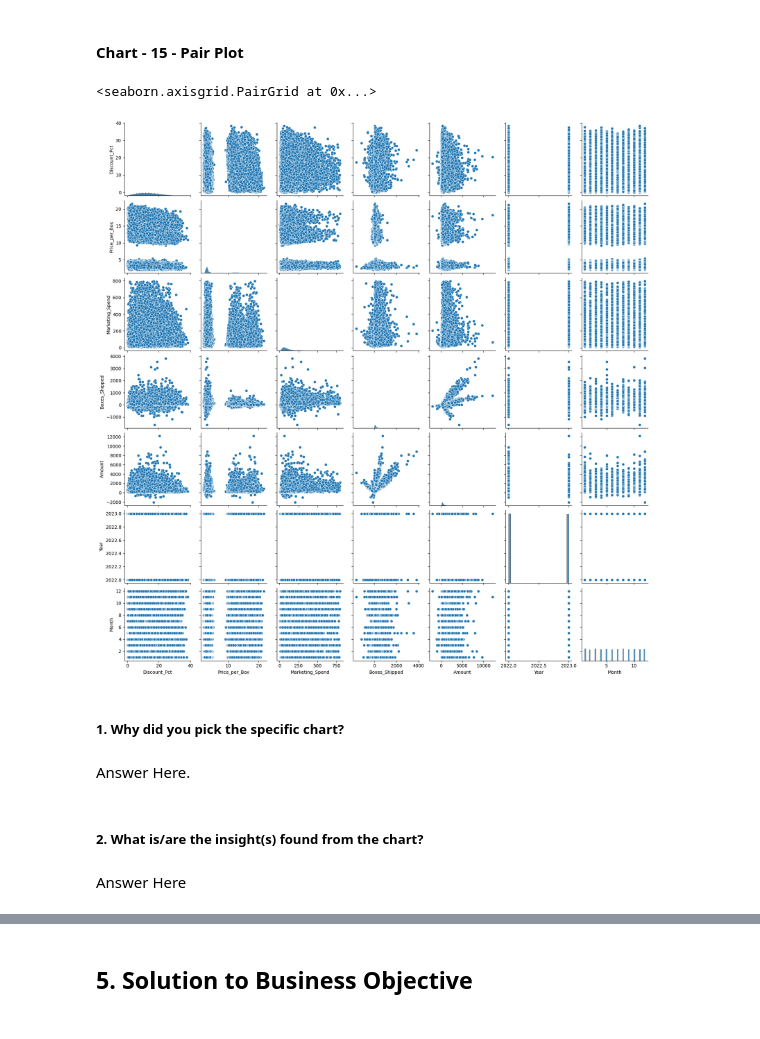
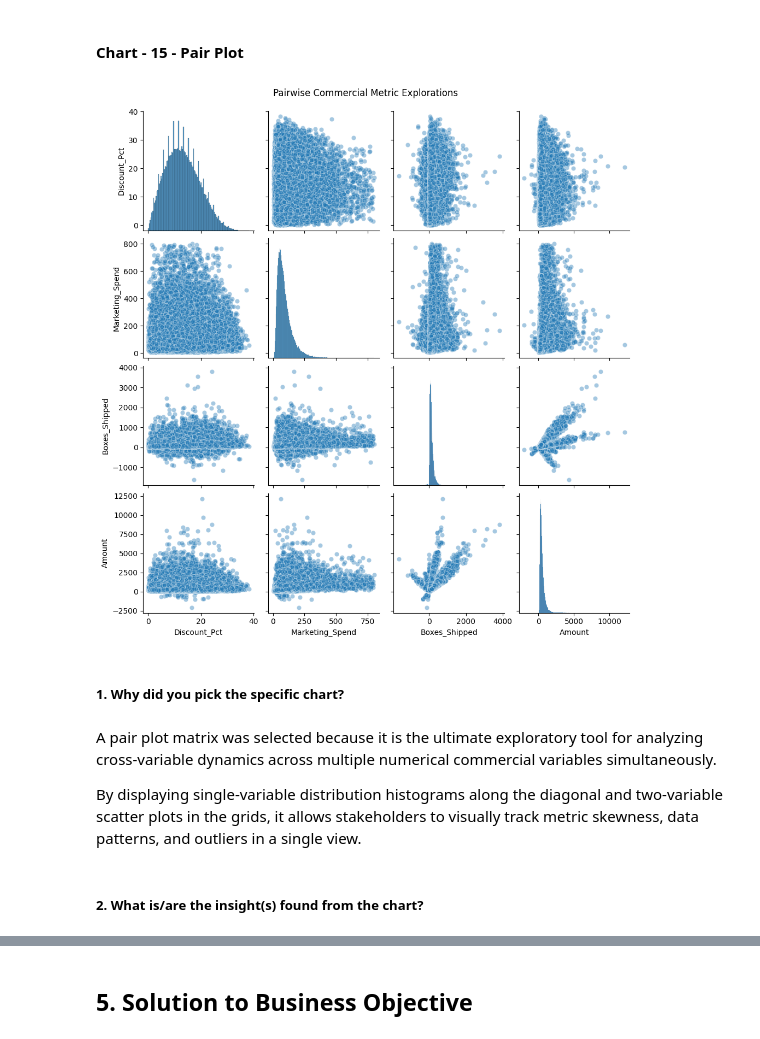
Before and after one commit to Vansh-172/EDA-CAPSTONE-PROJECT, a Jupyter notebook: Vansh_Goyal_EDA_Capstone_Project_Submission.ipynb, the cells around one changed output, grey strips where cells are left out. Drawn from its saved outputs; the diff is of its cells as text; code cells hidden in the pictures.

Commit message:
done with the graphs

```diff
--- a/Vansh_Goyal_EDA_Capstone_Project_Submission.ipynb
+++ b/Vansh_Goyal_EDA_Capstone_Project_Submission.ipynb
@@ -785,16 +785,22 @@ The Marketing and Discount Disconnect: Both Discount_Pct and Marketing_Spend sho
 Price vs. Volume Trade-off: Price_per_Box shares a very weak or slightly negative correlation with Boxes_Shipped. This signals that higher-priced premium configurations face natural volume caps compared to the high-volume core chocolate bars.
 # %% [markdown]
 #### Chart - 15 - Pair Plot
-# %%
-sns.pairplot(df)
-# %% [output]
-<seaborn.axisgrid.PairGrid at 0x...>
-[figure, removed]
+# %%
+# Pair Plot visualization code
+# Select key commercial numerical metrics
+numerical_cols = ['Discount_Pct', 'Marketing_Spend', 'Boxes_Shipped', 'Amount']
+
+sns.pairplot(df[numerical_cols], diag_kind='hist', plot_kws={'alpha': 0.4})
+
+plt.suptitle('Pairwise Commercial Metric Explorations', y=1.02)
+plt.show()
+# %% [output]
+[figure, added]
 # %% [markdown]
 ##### 1. Why did you pick the specific chart?
-# %% [markdown]
-Answer Here.
+# %% [markdown]
+A pair plot matrix was selected because it is the ultimate exploratory tool for analyzing cross-variable dynamics across multiple numerical commercial variables simultaneously.
+
+By displaying single-variable distribution histograms along the diagonal and two-variable scatter plots in the grids, it allows stakeholders to visually track metric skewness, data patterns, and outliers in a single view.
 # %% [markdown]
 ##### 2. What is/are the insight(s) found from the chart?
-# %% [markdown]
-Answer Here
```
Also changed, not shown: parts of 1 cell of this notebook.
